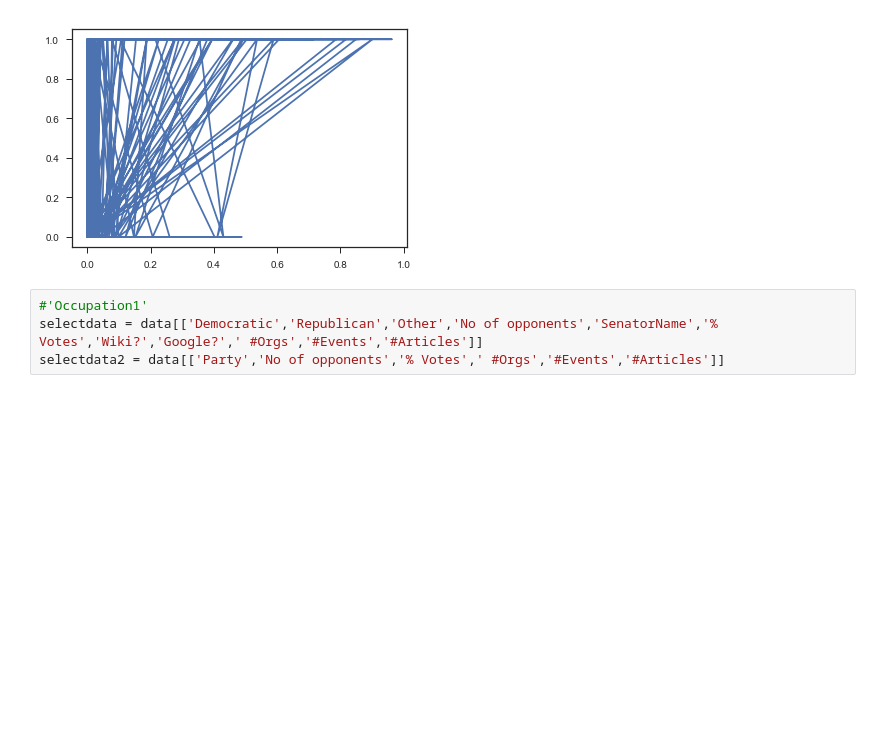
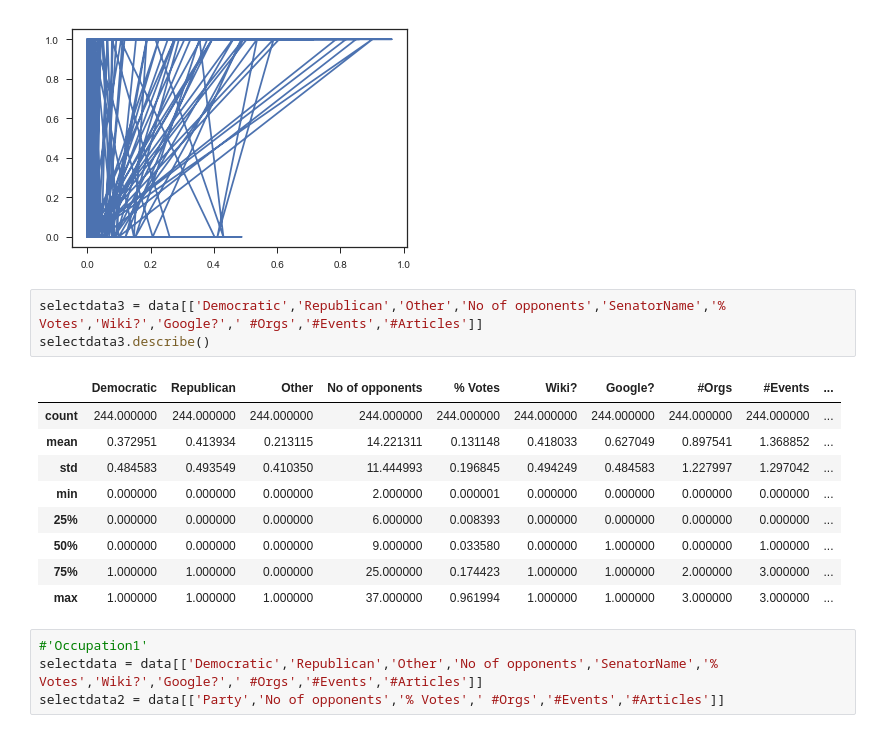
Before and after one commit to ChiruGit/Capstone, a Jupyter notebook: DataExplorationALL.ipynb, the cells around one changed output. Drawn from its saved outputs; the diff is of its cells as text; blank space fills up the shorter version.

```diff
--- a/DataExplorationALL.ipynb
+++ b/DataExplorationALL.ipynb
@@ -32,6 +32,19 @@ data.describe()
 # %% [output]
 [<matplotlib.lines.Line2D at 0x...>]
 [figure]
+# %%
+selectdata3 = data[['Democratic','Republican','Other','No of opponents','SenatorName','% Votes','Wiki?','Google?',' #Orgs','#Events','#Articles']]
+selectdata3.describe()
+# %% [output]
+|  | Democratic | Republican | Other | No of opponents | % Votes | Wiki? | Google? | #Orgs | #Events | ... |
+| count | 244.000000 | 244.000000 | 244.000000 | 244.000000 | 244.000000 | 244.000000 | 244.000000 | 244.000000 | 244.000000 | ... |
+| mean | 0.372951 | 0.413934 | 0.213115 | 14.221311 | 0.131148 | 0.418033 | 0.627049 | 0.897541 | 1.368852 | ... |
+| std | 0.484583 | 0.493549 | 0.410350 | 11.444993 | 0.196845 | 0.494249 | 0.484583 | 1.227997 | 1.297042 | ... |
+| min | 0.000000 | 0.000000 | 0.000000 | 2.000000 | 0.000001 | 0.000000 | 0.000000 | 0.000000 | 0.000000 | ... |
+| 25% | 0.000000 | 0.000000 | 0.000000 | 6.000000 | 0.008393 | 0.000000 | 0.000000 | 0.000000 | 0.000000 | ... |
+| 50% | 0.000000 | 0.000000 | 0.000000 | 9.000000 | 0.033580 | 0.000000 | 1.000000 | 0.000000 | 1.000000 | ... |
+| 75% | 1.000000 | 1.000000 | 0.000000 | 25.000000 | 0.174423 | 1.000000 | 1.000000 | 2.000000 | 3.000000 | ... |
+| max | 1.000000 | 1.000000 | 1.000000 | 37.000000 | 0.961994 | 1.000000 | 1.000000 | 3.000000 | 3.000000 | ... |
 # %%
 #'Occupation1'
 selectdata = data[['Democratic','Republican','Other','No of opponents','SenatorName','% Votes','Wiki?','Google?',' #Orgs','#Events','#Articles']]
```
Also changed, not shown: parts of 56 cells of this notebook, 7 other files.
